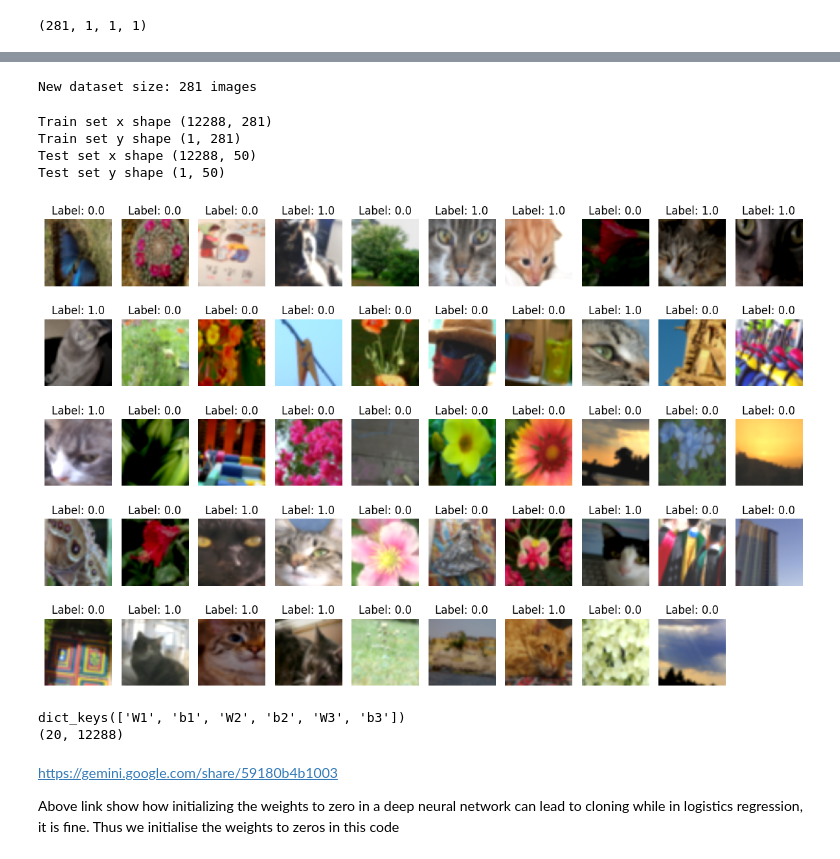
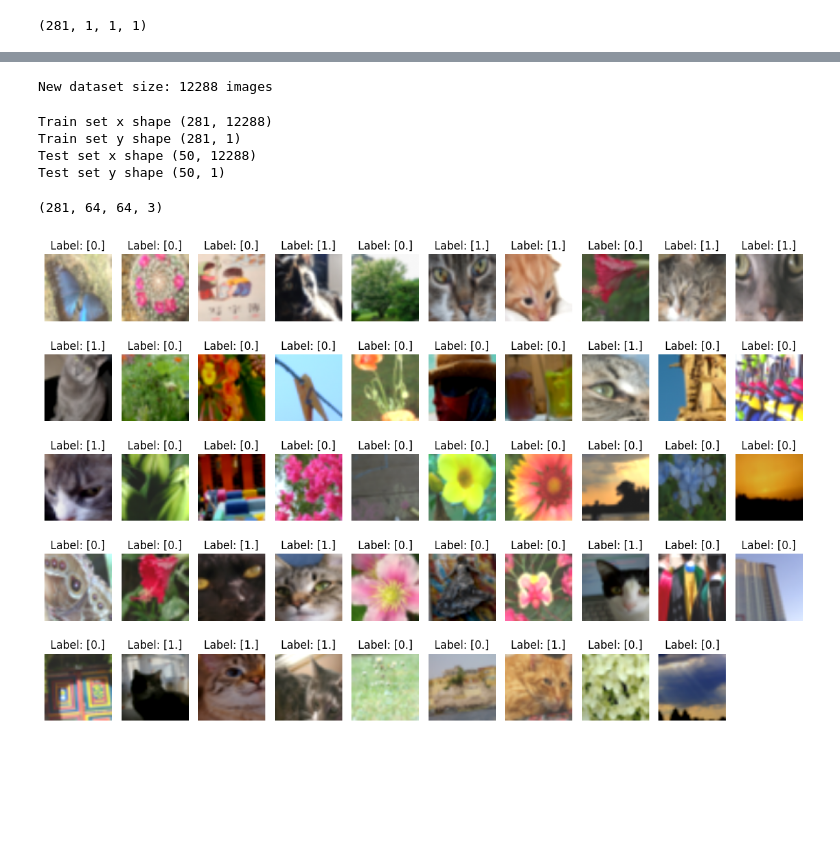
Before and after one commit to mehulpranay/ML_Framework, a Jupyter notebook: cat-classification-andrew-ng-course.ipynb, the cells around one changed output, grey strips where cells are left out. Cells and saved outputs as stored; diff of their text form; code cells hidden in the pictures; blank space fills up the shorter version.

```diff
--- a/cat-classification-andrew-ng-course.ipynb
+++ b/cat-classification-andrew-ng-course.ipynb
@@ -253,5 +255,5 @@ plt.show()
 # %%
-# rotaing the image
+# rotating the image
 
 from scipy import ndimage
 
@@ -260,7 +262,7 @@ def augment_dataset(X_orig):
 
     # ROTATION to all the images.: --> List of 4 angles
 
-    angle = np.random.randint(-20,+20)
+    angle = np.random.randint(-80,+80)
 
         # Rotate the entire batch of images at once
         # reshape=False keeps the image at 64x64 so it doesn't grow
@@ -276,7 +278,7 @@ def augment_dataset(X_orig):
     brightness_factor = 50 # almost 20% of 255 (maximum pixel value)
     X_rotated_cropped_bright = apply_random_brightness(X_rotated_cropped, value_range = brightness_factor)
 
-    train_X_flatten = X_rotated_cropped_bright.reshape((train_set_x_orig.shape[0], -1)).T
+    train_X_flatten = X_rotated_cropped_bright.reshape((train_set_x_orig.shape[0], -1))
     train_X_flatten = train_X_flatten.astype(float)
     train_X_flatten /= 255
 
@@ -291,16 +293,16 @@ def augment_dataset(X_orig):
 train_X_flatten = augment_dataset(train_set_x_orig)
 print(f"New dataset size: {train_X_flatten.shape[1]} images") # Should be
 # %% [output]
-New dataset size: 281 images
+New dataset size: 12288 images
 # %%
 # reshaping the test set
-train_set_y_orig = train_set_y_orig.T
-test_set_y_orig = test_set_y_orig.T
+# train_set_y_orig = train_set_y_orig.
+# test_set_y_orig = test_set_y_orig.
 
 # Flattening test X
 
 # generalised version : # X_flatten = X_orig.reshape(X_orig.shape[0], -1).T  [ -1 computes 12288 for us]
-test_X_flatten = test_set_x_orig.reshape((test_set_x_orig.shape[0], -1)).T
+test_X_flatten = test_set_x_orig.reshape((test_set_x_orig.shape[0], -1))
 test_X_flatten = test_X_flatten.astype(float) # uint8 = unsigned = [0,255] will the range of pixel values.
 test_X_flatten/= 255
 
@@ -309,22 +311,24 @@ print('Train set y shape',train_set_y_orig.shape)
 print('Test set x shape', test_X_flatten.shape)
 print('Test set y shape', test_set_y_orig.shape)
 # %% [output]
-Train set x shape (12288, 281)
-Train set y shape (1, 281)
-Test set x shape (12288, 50)
-Test set y shape (1, 50)
+Train set x shape (281, 12288)
+Train set y shape (281, 1)
+Test set x shape (50, 12288)
+Test set y shape (50, 1)
 # %%
 # seeing the images from 51 to 101 which has been randomly cropped, rotated, and brightness change
 
-X = train_X_flatten.T.reshape(281, 64, 64, 3)
+X = train_X_flatten.reshape(281, 64, 64, 3)
+print(X.shape)
 import matplotlib.pyplot as plt
 plt.figure(figsize=(12, 8))
 for i in range(51,100,1): # show first 12 images
     plt.subplot(5,10, i-50 )
     plt.imshow(X[i])
-    plt.title(f"Label: {train_set_y_orig[0,i]}")
+    plt.title(f"Label: {train_set_y_orig[i]}")
     plt.axis('off')
 plt.tight_layout()
 plt.show()
 # %% [output]
+(281, 64, 64, 3)
-[figure, old version]
+[figure, new version]
@@ -360,10 +334,0 @@ parameters, v,s = initialise_parameters(layers_dims)
-# %%
-print(parameters.keys())
-print(parameters['W1'].shape)
-# %% [output]
-dict_keys(['W1', 'b1', 'W2', 'b2', 'W3', 'b3'])
-(20, 12288)
-# %% [markdown]
-https://gemini.google.com/share/59180b4b1003
-
-Above link show how initializing the weights to zero in a deep neural network can lead to cloning while in logistics regression, it is fine. Thus we initialise the weights to zeros in this code
```
Also changed, not shown: parts of 23 cells of this notebook.
